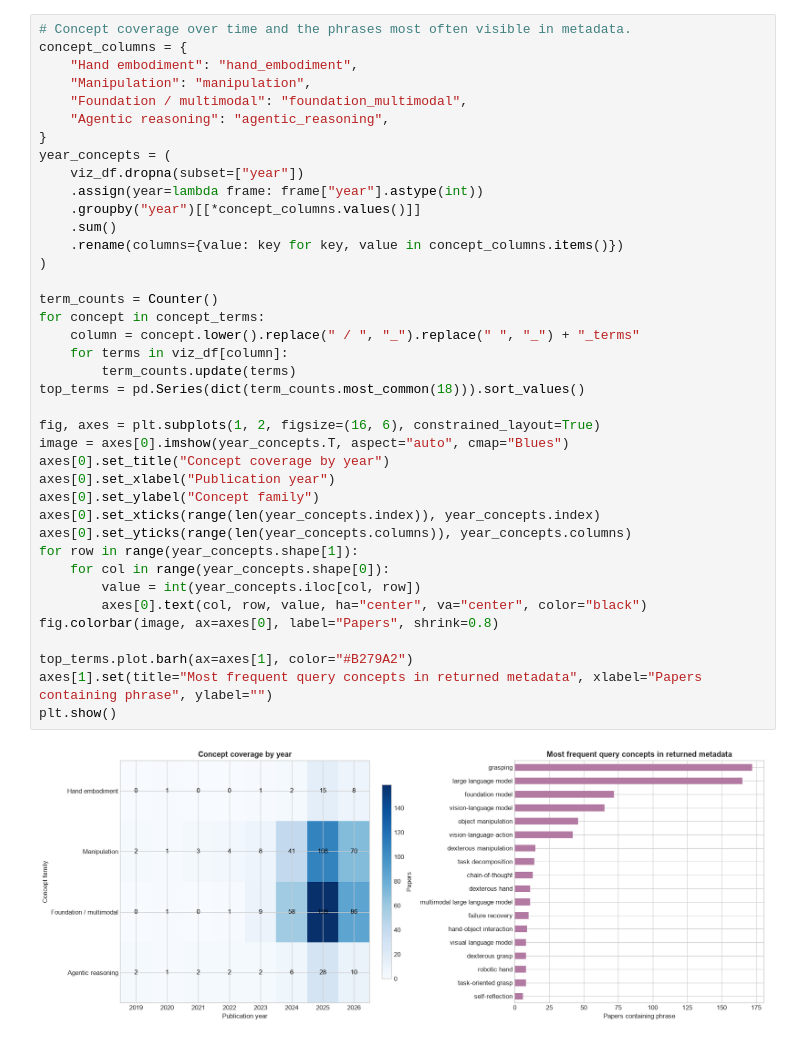
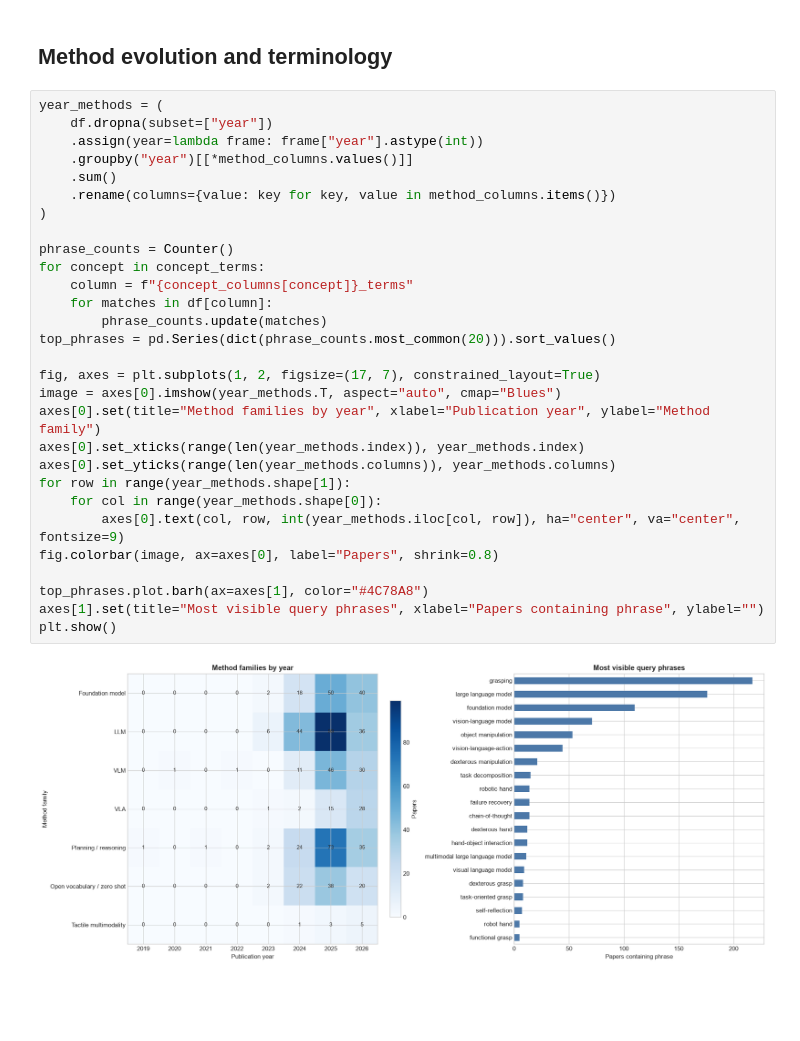
Before and after one commit to ARPM01/JIRS-HandsSurvey, a Jupyter notebook: crawlers/IEEE-Xplore-API_p3/read_data.ipynb, the cells around one changed output. Cells and saved outputs as stored; diff of their text form; blank space fills up the shorter version.

Commit message:
Add more visualization

```diff
--- a/crawlers/IEEE-Xplore-API_p3/read_data.ipynb
+++ b/crawlers/IEEE-Xplore-API_p3/read_data.ipynb
@@ -229,41 +231,33 @@ Uncited records retained: 209
+# %% [markdown]
+## Method evolution and terminology
 # %%
-# Concept coverage over time and the phrases most often visible in metadata.
-concept_columns = {
-    "Hand embodiment": "hand_embodiment",
-    "Manipulation": "manipulation",
-    "Foundation / multimodal": "foundation_multimodal",
-    "Agentic reasoning": "agentic_reasoning",
-}
-year_concepts = (
-    viz_df.dropna(subset=["year"])
+year_methods = (
+    df.dropna(subset=["year"])
     .assign(year=lambda frame: frame["year"].astype(int))
-    .groupby("year")[[*concept_columns.values()]]
+    .groupby("year")[[*method_columns.values()]]
     .sum()
-    .rename(columns={value: key for key, value in concept_columns.items()})
+    .rename(columns={value: key for key, value in method_columns.items()})
 )
 
-term_counts = Counter()
+phrase_counts = Counter()
 for concept in concept_terms:
-    column = concept.lower().replace(" / ", "_").replace(" ", "_") + "_terms"
-    for terms in viz_df[column]:
-        term_counts.update(terms)
-top_terms = pd.Series(dict(term_counts.most_common(18))).sort_values()
+    column = f"{concept_columns[concept]}_terms"
+    for matches in df[column]:
+        phrase_counts.update(matches)
+top_phrases = pd.Series(dict(phrase_counts.most_common(20))).sort_values()
 
-fig, axes = plt.subplots(1, 2, figsize=(16, 6), constrained_layout=True)
-image = axes[0].imshow(year_concepts.T, aspect="auto", cmap="Blues")
-axes[0].set_title("Concept coverage by year")
-axes[0].set_xlabel("Publication year")
-axes[0].set_ylabel("Concept family")
-axes[0].set_xticks(range(len(year_concepts.index)), year_concepts.index)
-axes[0].set_yticks(range(len(year_concepts.columns)), year_concepts.columns)
-for row in range(year_concepts.shape[1]):
-    for col in range(year_concepts.shape[0]):
-        value = int(year_concepts.iloc[col, row])
-        axes[0].text(col, row, value, ha="center", va="center", color="black")
+fig, axes = plt.subplots(1, 2, figsize=(17, 7), constrained_layout=True)
+image = axes[0].imshow(year_methods.T, aspect="auto", cmap="Blues")
+axes[0].set(title="Method families by year", xlabel="Publication year", ylabel="Method family")
+axes[0].set_xticks(range(len(year_methods.index)), year_methods.index)
+axes[0].set_yticks(range(len(year_methods.columns)), year_methods.columns)
+for row in range(year_methods.shape[1]):
+    for col in range(year_methods.shape[0]):
+        axes[0].text(col, row, int(year_methods.iloc[col, row]), ha="center", va="center", fontsize=9)
 fig.colorbar(image, ax=axes[0], label="Papers", shrink=0.8)
 
-top_terms.plot.barh(ax=axes[1], color="#B279A2")
-axes[1].set(title="Most frequent query concepts in returned metadata", xlabel="Papers containing phrase", ylabel="")
+top_phrases.plot.barh(ax=axes[1], color="#4C78A8")
+axes[1].set(title="Most visible query phrases", xlabel="Papers containing phrase", ylabel="")
 plt.show()
 # %% [output]
-[figure, old version]
+[figure, new version]
```
Also changed, not shown: parts of 21 cells of this notebook.
